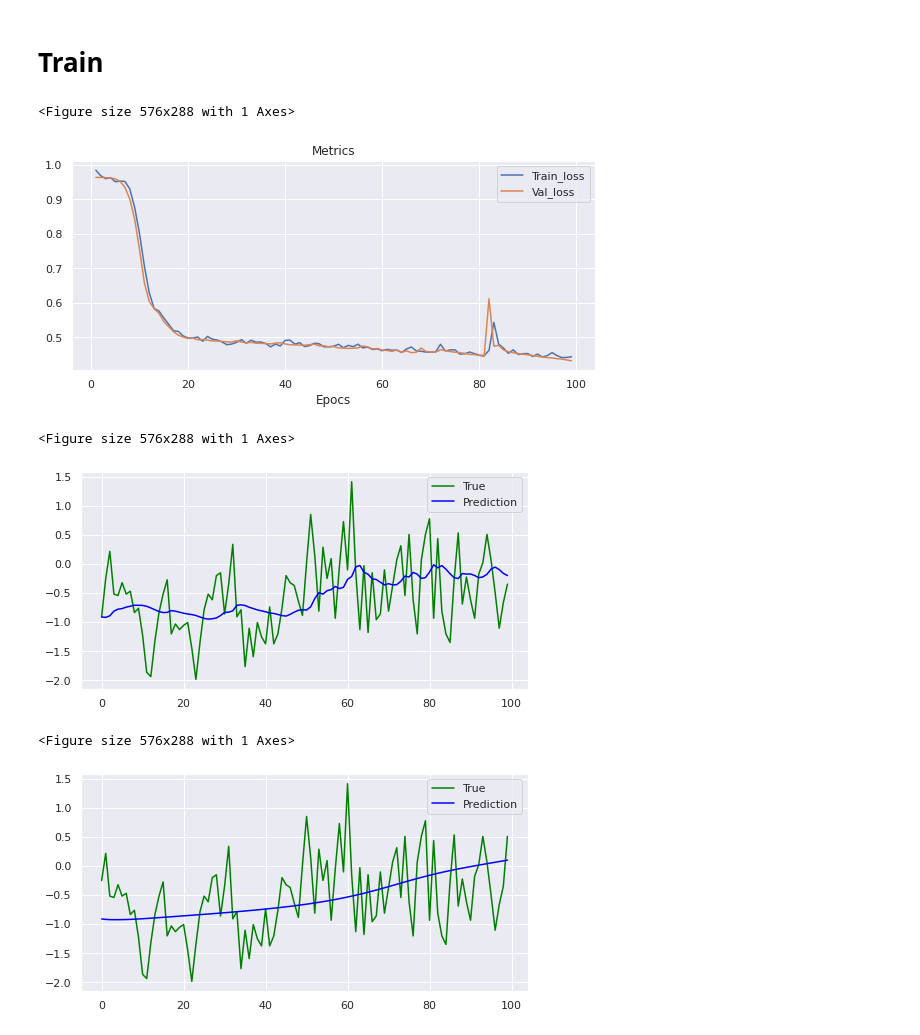
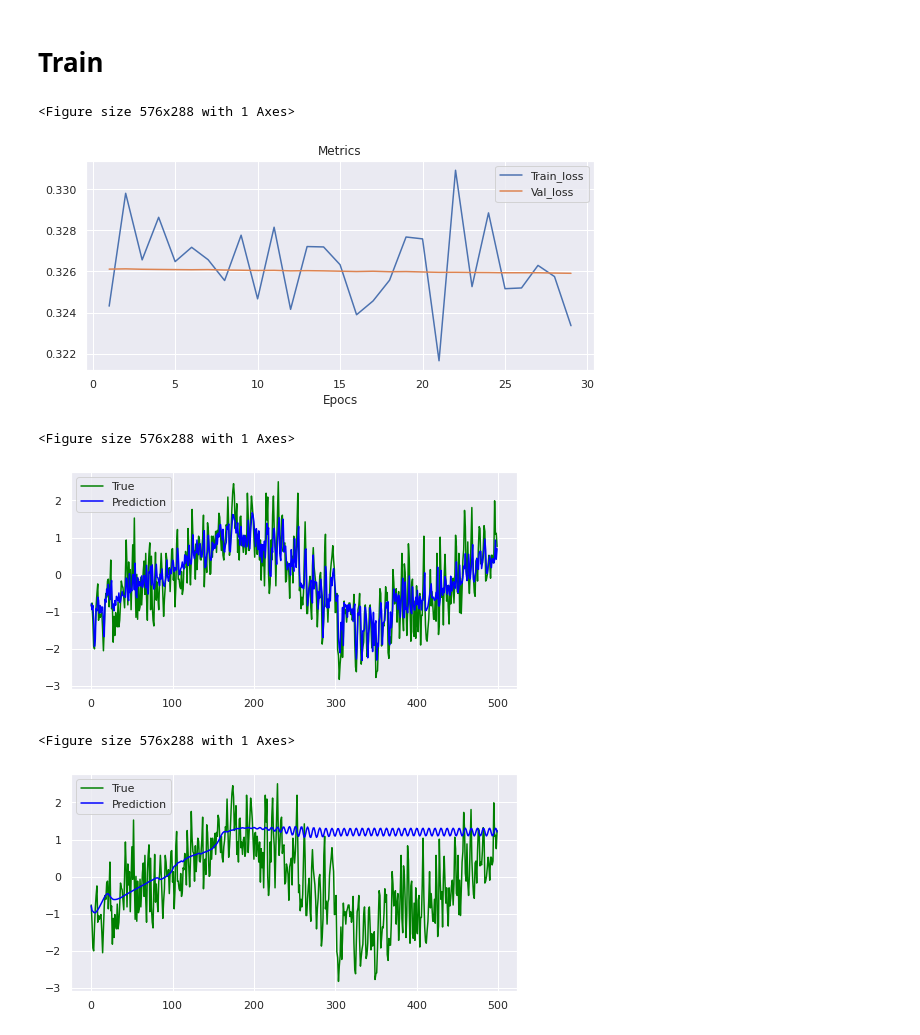
Before and after one commit to magistery-tps/time-series-tp, a Jupyter notebook: notebooks/prediction-next_output.ipynb, the cells around one changed output. Saved outputs shown, nothing was run; the diff lists cells and outputs as text; code cells hidden in the pictures.

Commit message:
remove outliers and smoth train set

```diff
--- a/notebooks/prediction-next_output.ipynb
+++ b/notebooks/prediction-next_output.ipynb
@@ -105,14 +114,14 @@ set_seed(42)
 WEIGHTS_PATH   = '../weights'
 WINDOW_SIZE    = 200
 N_WORKERS      = 24
-BATCH_SIZE     = 300
+BATCH_SIZE     = 200
 TRAIN          = True
 n_hidden_units = 5
 sequence_size  = WINDOW_SIZE -1
-n_epochs       = 100
+n_epochs       = 30
 n_layers       = 5
 dropout        = 0
-test_percent   = 0.1
+test_percent   = 0.2
 
 CFG = {
     'etherium': { 'path': '../datasets/ETH_1H.csv',                 'variable': 'close' },
@@ -146,0 +162,5 @@ dataset.shape
+# %%
+dataset['zscore'] = stats.zscore(dataset[VARIABLE].values)
+dataset = dataset[dataset['zscore'] < 2.5]
+dataset = dataset.sort_values(by='date',ascending=True)
+dataset.shape
@@ -176,0 +202,9 @@ norm_test_set.head()
+# %%
+norm_train_set[VARIABLE] = savgol_filter(norm_train_set[VARIABLE].values, 101, 2) # window size 51, polynomial order 3
+
+norm_train_set = norm_train_set.sort_values(by='date',ascending=True)
+norm_train_set[VARIABLE] = norm_train_set[VARIABLE].apply(lambda x: round(x, 1))
+
+plot(norm_train_set[VARIABLE], 1000)
+
+norm_train_set.head()
@@ -232,7 +276,6 @@ test_loader  = DataLoader(test_dataset,  batch_size=BATCH_SIZE, shuffle=False, n
 # Model Definition
 # %%
 model = TimeSeriesPredictor(
-    input_size     = 1,
     n_hidden_units = n_hidden_units,
     n_layers       = n_layers,
     dropout        = dropout
@@ -254,36 +295,36 @@ TimeSeriesPredictor(
 # %%
 if TRAIN:
     sns.set(rc = {'figure.figsize':(8,4)})
 
-    learning_rate  = 0.001
+    learning_rate  = 0.0001
 
     loss_fn = MSELoss()
 
     model.fit(
         train_loader,
         loss_fn   = loss_fn,
         epochs    = n_epochs,
         optimizer = torch.optim.Adam(
             model.parameters(),
             lr = learning_rate
         ),
         callbacks   = [
             Validation(
                 test_loader,
                 metrics       = { 'val_loss': loss_wrapper(loss_fn) },
                 each_n_epochs = 1
             ),
             Logger(['time', 'epoch', 'train_loss', 'val_loss']),
             MetricsPlotter(metrics=['train_loss', 'val_loss'], plot_each_n_epochs=5),
-            OutputHook(lambda ctx: plot_eval(), plot_each_n_epochs=5),
-            OutputHook(lambda ctx: interpolation_plot(), plot_each_n_epochs=5),
+            OutputHook(lambda ctx: plot_eval(times=500), plot_each_n_epochs=5),
+            OutputHook(lambda ctx: interpolation_plot(test_dataset, sequence_size, times=500), plot_each_n_epochs=5),
             #, SaveBestModel(metric='val_loss', path=WEIGHTS_PATH, experiment_name='lstm-time-series')
         ]
     )
 # %% [output]
 <Figure size 576x288 with 1 Axes>
-[figure, old version]
+[figure, new version]
 <Figure size 576x288 with 1 Axes>
-[figure, old version]
+[figure, new version]
 <Figure size 576x288 with 1 Axes>
-[figure, old version]
+[figure, new version]
```
Also changed, not shown: parts of 14 cells of this notebook, 2 other files.
